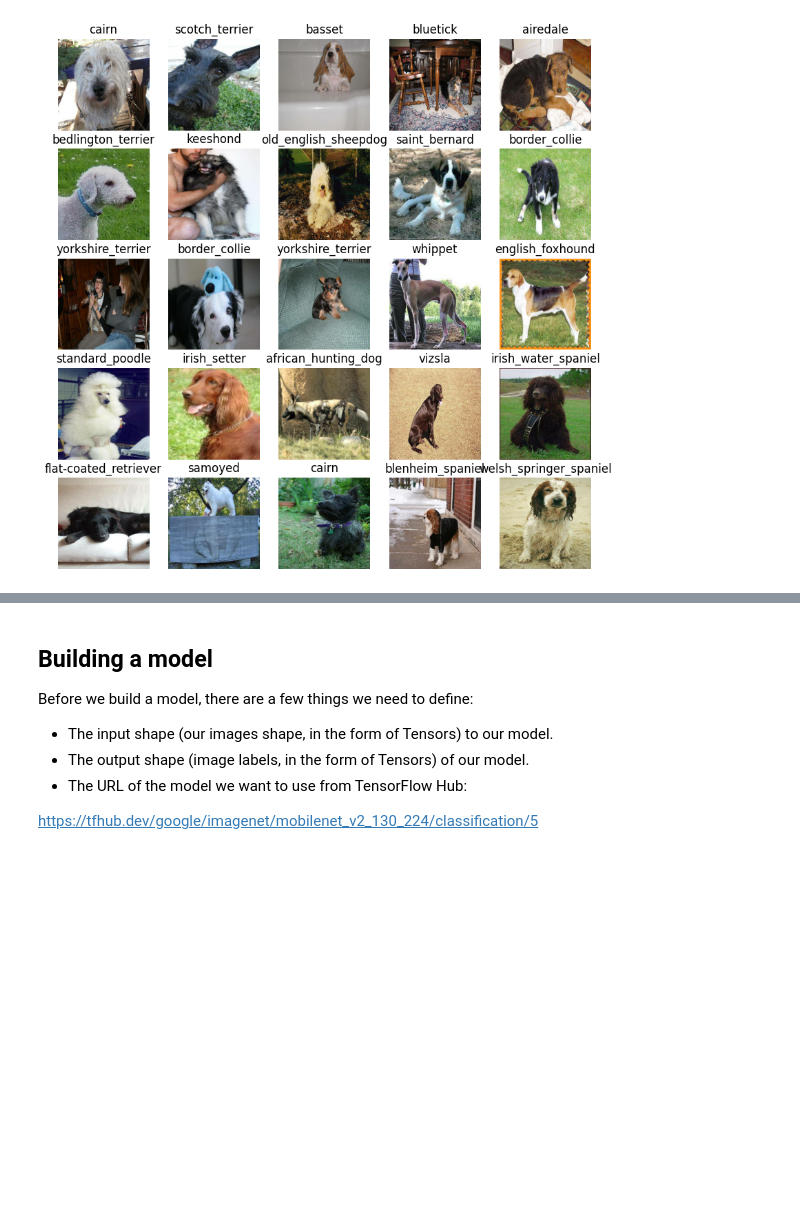
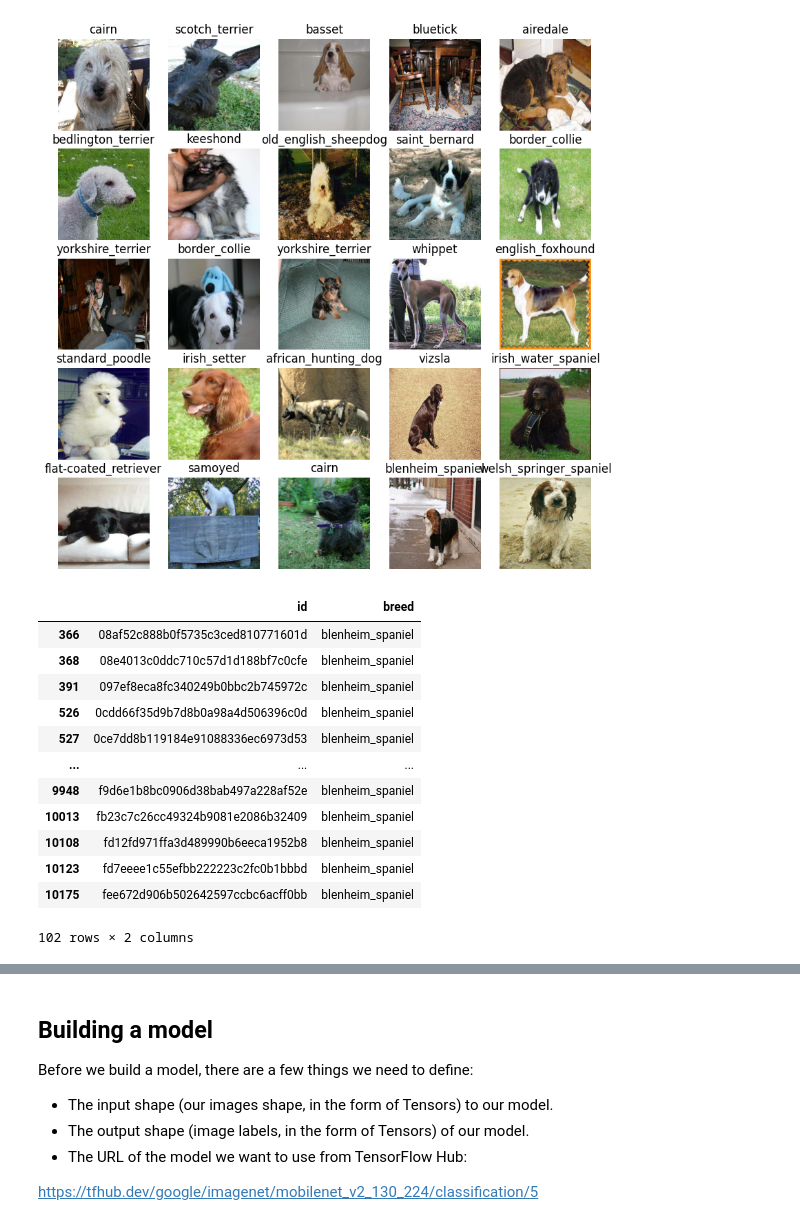
Before and after one commit to OndrejSkerik/ml-course, a Jupyter notebook: dog-vision-project/dog_vision.ipynb, the cells around one changed output, grey strips where cells are left out. Saved outputs shown, nothing was run; the diff lists cells and outputs as text; code cells hidden in the pictures; blank space fills up the shorter version.

```diff
--- a/dog-vision-project/dog_vision.ipynb
+++ b/dog-vision-project/dog_vision.ipynb
@@ -869,3 +869,19 @@ val_images, val_labels = next(val_data.as_numpy_iterator())
 show_25_images(val_images, val_labels)
 # %% [output]
 [figure]
+# %%
+labels_csv[labels_csv["breed"] == "blenheim_spaniel"]
+# %% [output]
+|  | id | breed |
+| 366 | 08af52c888b0f5735c3ced810771601d | blenheim_spaniel |
+| 368 | 08e4013c0ddc710c57d1d188bf7c0cfe | blenheim_spaniel |
+| 391 | 097ef8eca8fc340249b0bbc2b745972c | blenheim_spaniel |
+| 526 | 0cdd66f35d9b7d8b0a98a4d506396c0d | blenheim_spaniel |
+| 527 | 0ce7dd8b119184e91088336ec6973d53 | blenheim_spaniel |
+| ... | ... | ... |
+| 9948 | f9d6e1b8bc0906d38bab497a228af52e | blenheim_spaniel |
+| 10013 | fb23c7c26cc49324b9081e2086b32409 | blenheim_spaniel |
+| 10108 | fd12fd971ffa3d489990b6eeca1952b8 | blenheim_spaniel |
+| 10123 | fd7eeee1c55efbb222223c2fc0b1bbbd | blenheim_spaniel |
+| 10175 | fee672d906b502642597ccbc6acff0bb | blenheim_spaniel |
+102 rows × 2 columns
```
Also changed, not shown: parts of 18 cells of this notebook.
